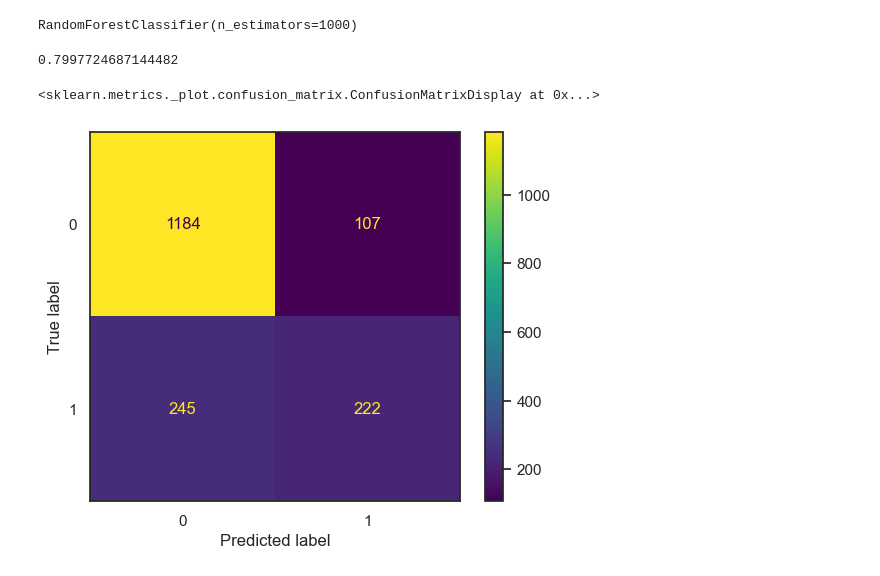
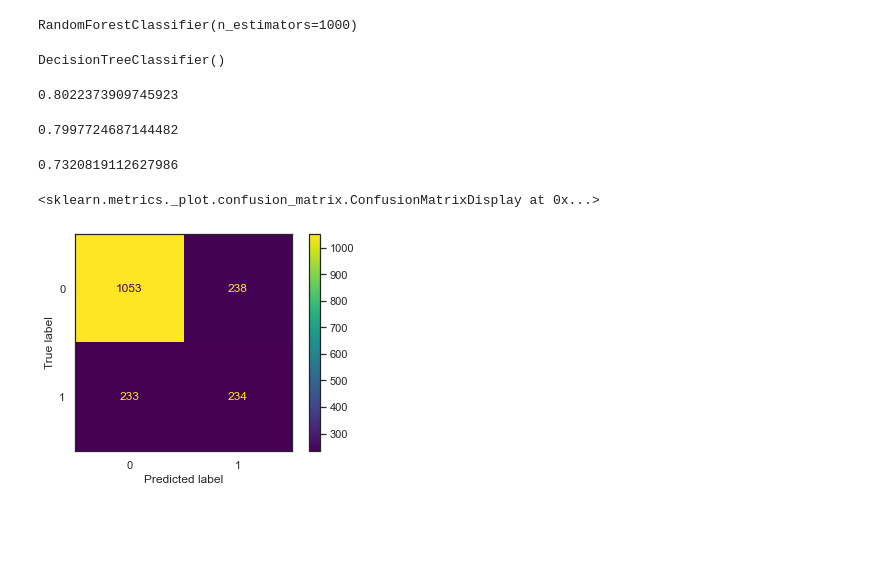
Before and after one commit to tuckerbrown5/CIS277-FA22-Machine-Learning, a Jupyter notebook: ML.ipynb, the cells around one changed output. Drawn from its saved outputs; the diff is of its cells as text; code cells hidden in the pictures; blank space fills up the shorter version.

```diff
--- a/ML.ipynb
+++ b/ML.ipynb
@@ -109,15 +111,31 @@ model = RandomForestClassifier(n_estimators=1000)
 model.fit(X_train, y_train)
 # %% [output]
 RandomForestClassifier(n_estimators=1000)
+# %%
+from sklearn.tree import DecisionTreeClassifier
+
+model = DecisionTreeClassifier()
+
+model.fit(X_train, y_train)
+# %% [output]
+DecisionTreeClassifier()
+# %%
+predictions_train = model.predict(X_train)
+print(metrics.accuracy_score(y_train, predictions_train))
+# %% [output]
+0.8022373909745923
 # %%
 predictions_test = model.predict(X_test)
 print( metrics.accuracy_score(y_test, predictions_test ) )
 # %% [output]
 0.7997724687144482
-# %%
-# Show confusion matrix
-from sklearn.metrics import plot_confusion_matrix
-plot_confusion_matrix(model, X_test, y_test )
-# %% [output]
-<sklearn.metrics._plot.confusion_matrix.ConfusionMatrixDisplay at 0x...>
-[figure, removed]
+# %%
+predictions_test = model.predict(X_test)
+print(metrics.accuracy_score(y_test, predictions_test))
+# %% [output]
+0.7320819112627986
+# %%
+ConfusionMatrixDisplay.from_predictions(y_test, predictions_test)
+# %% [output]
+<sklearn.metrics._plot.confusion_matrix.ConfusionMatrixDisplay at 0x...>
+[figure, added]
```
Also changed, not shown: parts of 2 cells of this notebook.
